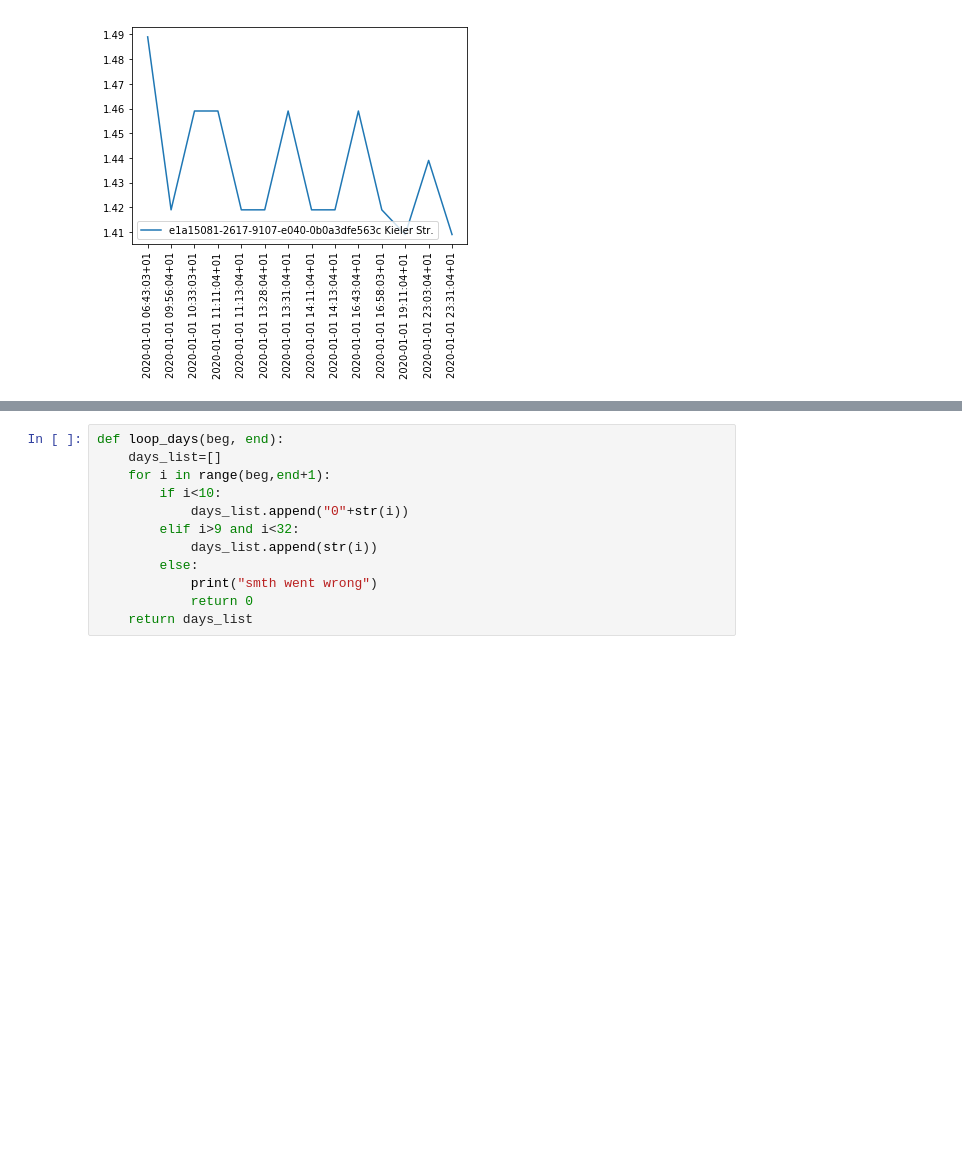
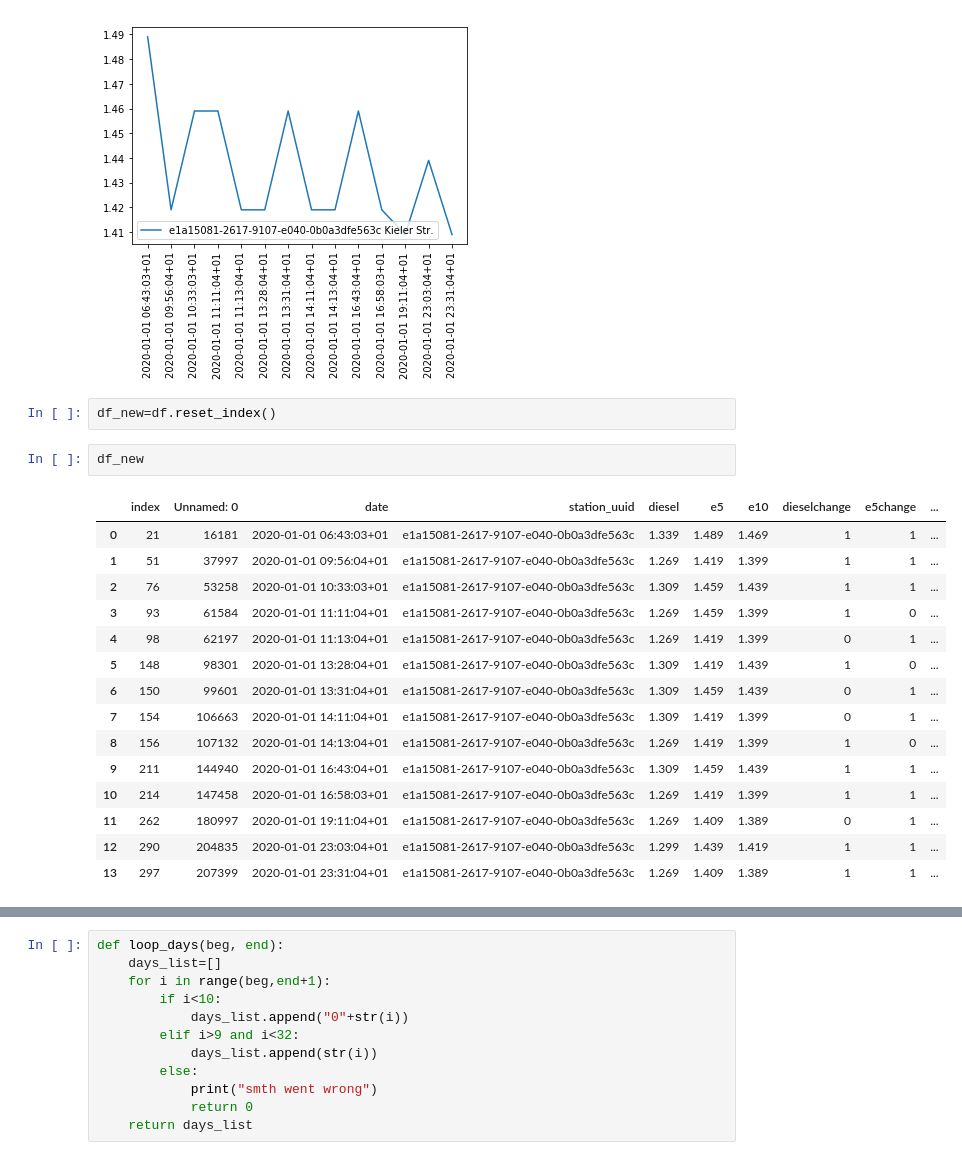
Before and after one commit to grevtsovkirill/GasAnalysis, a Jupyter notebook: sandbox.ipynb, the cells around one changed output, grey strips where cells are left out. Cells and saved outputs as stored; diff of their text form; blank space fills up the shorter version.

```diff
--- a/sandbox.ipynb
+++ b/sandbox.ipynb
@@ -104,3 +124,23 @@ plt.legend(loc="lower left")
 # %% [output]
 <matplotlib.legend.Legend at 0x...>
 [figure]
+# %%
+df_new=df.reset_index()
+# %%
+df_new
+# %% [output]
+|  | index | Unnamed: 0 | date | station_uuid | diesel | e5 | e10 | dieselchange | e5change | ... |
+| 0 | 21 | 16181 | 2020-01-01 06:43:03+01 | e1a15081-2617-9107-e040-0b0a3dfe563c | 1.339 | 1.489 | 1.469 | 1 | 1 | ... |
+| 1 | 51 | 37997 | 2020-01-01 09:56:04+01 | e1a15081-2617-9107-e040-0b0a3dfe563c | 1.269 | 1.419 | 1.399 | 1 | 1 | ... |
+| 2 | 76 | 53258 | 2020-01-01 10:33:03+01 | e1a15081-2617-9107-e040-0b0a3dfe563c | 1.309 | 1.459 | 1.439 | 1 | 1 | ... |
+| 3 | 93 | 61584 | 2020-01-01 11:11:04+01 | e1a15081-2617-9107-e040-0b0a3dfe563c | 1.269 | 1.459 | 1.399 | 1 | 0 | ... |
+| 4 | 98 | 62197 | 2020-01-01 11:13:04+01 | e1a15081-2617-9107-e040-0b0a3dfe563c | 1.269 | 1.419 | 1.399 | 0 | 1 | ... |
+| 5 | 148 | 98301 | 2020-01-01 13:28:04+01 | e1a15081-2617-9107-e040-0b0a3dfe563c | 1.309 | 1.419 | 1.439 | 1 | 0 | ... |
+| 6 | 150 | 99601 | 2020-01-01 13:31:04+01 | e1a15081-2617-9107-e040-0b0a3dfe563c | 1.309 | 1.459 | 1.439 | 0 | 1 | ... |
+| 7 | 154 | 106663 | 2020-01-01 14:11:04+01 | e1a15081-2617-9107-e040-0b0a3dfe563c | 1.309 | 1.419 | 1.399 | 0 | 1 | ... |
+| 8 | 156 | 107132 | 2020-01-01 14:13:04+01 | e1a15081-2617-9107-e040-0b0a3dfe563c | 1.269 | 1.419 | 1.399 | 1 | 0 | ... |
+| 9 | 211 | 144940 | 2020-01-01 16:43:04+01 | e1a15081-2617-9107-e040-0b0a3dfe563c | 1.309 | 1.459 | 1.439 | 1 | 1 | ... |
+| 10 | 214 | 147458 | 2020-01-01 16:58:03+01 | e1a15081-2617-9107-e040-0b0a3dfe563c | 1.269 | 1.419 | 1.399 | 1 | 1 | ... |
+| 11 | 262 | 180997 | 2020-01-01 19:11:04+01 | e1a15081-2617-9107-e040-0b0a3dfe563c | 1.269 | 1.409 | 1.389 | 0 | 1 | ... |
+| 12 | 290 | 204835 | 2020-01-01 23:03:04+01 | e1a15081-2617-9107-e040-0b0a3dfe563c | 1.299 | 1.439 | 1.419 | 1 | 1 | ... |
+| 13 | 297 | 207399 | 2020-01-01 23:31:04+01 | e1a15081-2617-9107-e040-0b0a3dfe563c | 1.269 | 1.409 | 1.389 | 1 | 1 | ... |
```
Also changed, not shown: parts of 48 cells of this notebook.
